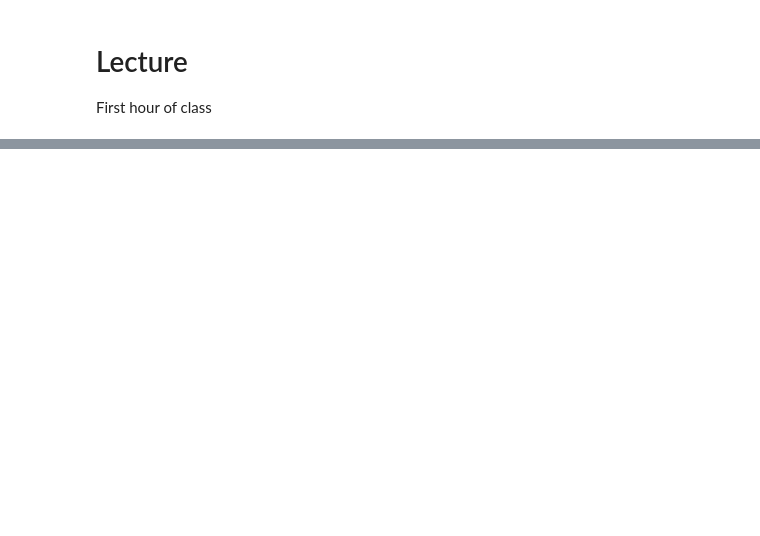
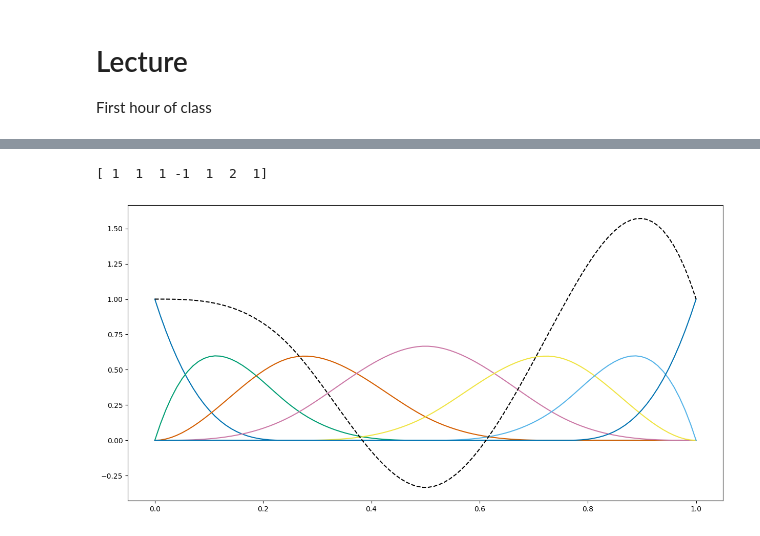
Before and after one commit to pointOfive/STA410_tenfouroverandout, a Jupyter notebook: STA410_Week8_Pre_Lecture_Reading_Etc.ipynb, the cells around one changed output, grey strips where cells are left out. Cells and saved outputs as stored; diff of their text form; code cells hidden in the pictures; blank space fills up the shorter version.

```diff
--- a/STA410_Week8_Pre_Lecture_Reading_Etc.ipynb
+++ b/STA410_Week8_Pre_Lecture_Reading_Etc.ipynb
@@ -84,3 +126,16 @@ from patsy import dmatrix, bs, build_design_matrices
 import statsmodels.api as sm
 import pandas as pd
 plt.style.use('seaborn-v0_8-colorblind')
+# %%
+x = np.linspace(0., 1., 100)
+y = dmatrix("bs(x, knots=[.25,.5,.75], degree=3, include_intercept=True) - 1", {"x": x})
+Xs = np.asarray(build_design_matrices([y.design_info],  {"x": x})[0])
+
+b = np.array([1,1,1,-1,1,2,1])
+
+plt.figure(figsize=(15,7.5))
+plt.plot(x, Xs); plt.plot(x,np.dot(Xs,b),'k--')
+print(b)
+# %% [output]
+[ 1  1  1 -1  1  2  1]
+[figure, added]
```
Also changed, not shown: parts of 13 cells of this notebook.
